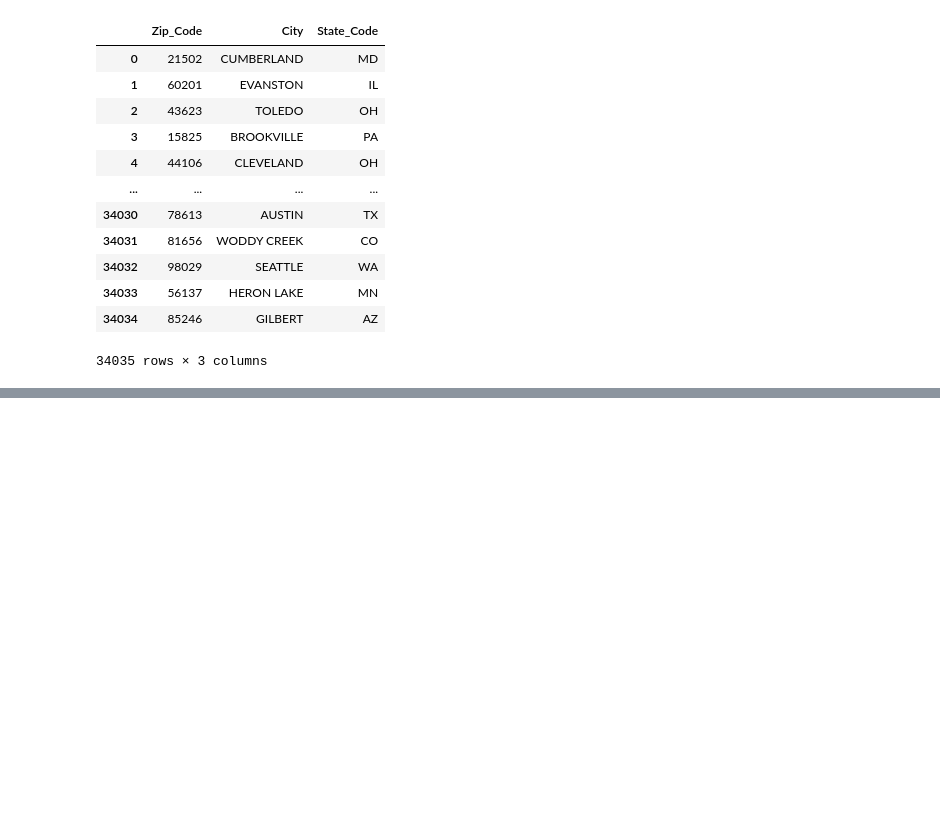
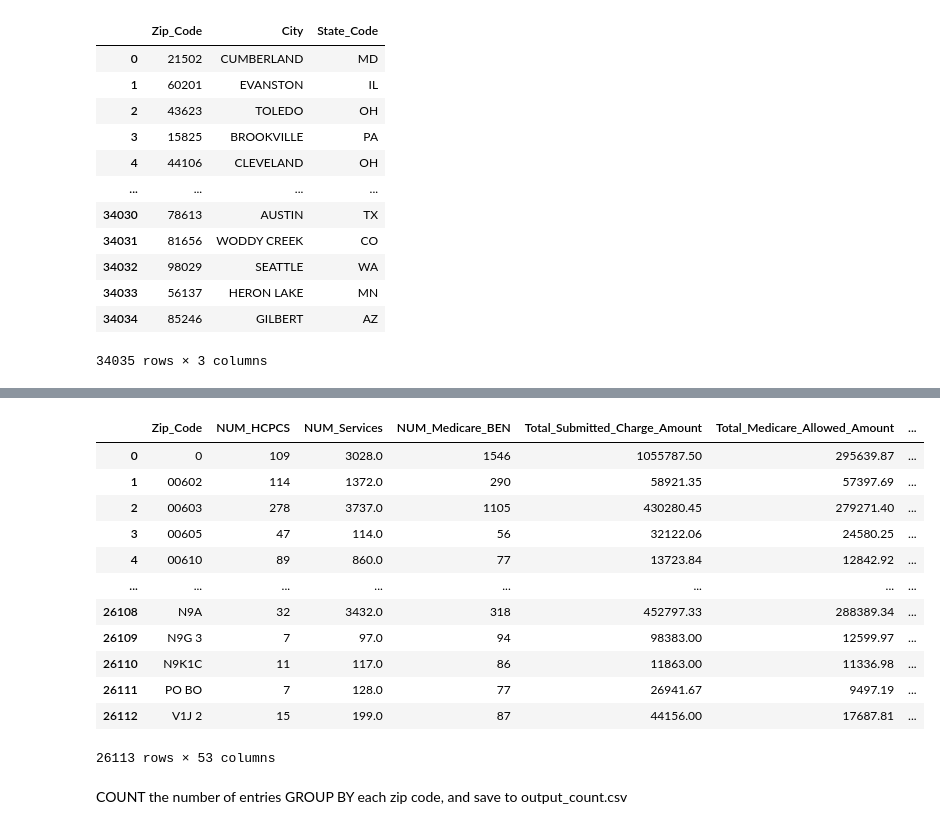
Before and after one commit to lamwilton/COVID-19, a Jupyter notebook: Medicare_Countyfips.ipynb, the cells around one changed output, grey strips where cells are left out. Saved outputs shown, nothing was run; the diff lists cells and outputs as text; code cells hidden in the pictures; blank space fills up the shorter version.

Commit message:
zip to countyfips

```diff
--- a/Medicare_Countyfips.ipynb
+++ b/Medicare_Countyfips.ipynb
@@ -29,0 +97,27 @@ medicare_df.to_csv("Zip_code_index_from_Medicare_2017.csv", index=False)
+# %%
+sum = medicare_df.groupby(by='Zip_Code').sum().reset_index()
+sum_columns = ['Zip_Code', 'NUM_HCPCS', 'NUM_Services', 'NUM_Medicare_BEN',
+               'Total_Submitted_Charge_Amount', 'Total_Medicare_Allowed_Amount',
+               'Total_Medicare_Payment_Amount',
+               'Total_Medicare_Standardized_Payment_Amount',
+               'NUM_HCPCS_Associated_With_Drug_Services', 'NUM_Drug_Services',
+               'NUM_Medicare_BEN_With_Drug_Services',
+               'Total_Drug_Submitted_Charge_Amount',
+               'Total_Drug_Medicare_Allowed_Amount',
+               'Total_Drug_Medicare_Payment_Amount',
+               'Total_Drug_Medicare_Standardized_Payment_Amount',
+               'NUM_HCPCS_Associated_With_Medical_Services', 'NUM_Medical_Services',
+               'NUM_Medicare_BEN_With_Medical_Services',
+               'Total_Medical_Submitted_Charge_Amount',
+               'Total_Medical_Medicare_Allowed_Amount',
+               'Total_Medical_Medicare_Payment_Amount',
+               'Total_Medical_Medicare_Standardized_Payment_Amount','NUM_BEN_Age_Less_65', 'NUM_BEN_Age_65_to_74',
+               'NUM_BEN_Age_75_to_84', 'NUM_BEN_Age_Greater_84', 'NUM_Female_BEN',
+               'NUM_Male_BEN', 'NUM_Non-Hispanic_White_BEN',
+               'NUM_Black_or_African_American_BEN', 'NUM_Asian_Pacific_Islander_BEN',
+               'NUM_Hispanic_BEN', 'NUM_American_IndianAlaska_Native_BEN',
+               'NUM_BEN_With_Race_Not_Elsewhere_Classified',
+               'NUM_BEN_With_Medicare_Only_Entitlement',
+               'NUM_BEN_With_Medicare_Medicaid_Entitlement',]
+sum = sum[sum_columns]
+sum.head()
@@ -29,0 +132,12 @@ medicare_df.to_csv("Zip_code_index_from_Medicare_2017.csv", index=False)
+# %%
+average = medicare_df.groupby(by='Zip_Code').mean().reset_index()
+average_columns = ['Average_Age_of_BEN', 'PCT_BEN_Atrial_Fibrillation', 'PCT_BEN_Alzheimers_Disease_or_Dementia',
+               'PCT_BEN_Asthma', 'PCT_BEN_Cancer', 'PCT_BEN_Heart_Failure',
+               'PCT_BEN_Chronic_Kidney_Disease',
+               'PCT_BEN_Chronic_Obstructive_Pulmonary_Disease', 'PCT_BEN_Depression',
+               'PCT_BEN_Diabetes', 'PCT_BEN_Hyperlipidemia', 'PCT_BEN_Hypertension',
+               'PCT_BEN_Ischemic_Heart_Disease', 'PCT_BEN_Osteoporosis',
+               'PCT_BEN_Rheumatoid_Arthritis_Osteoarthritis',
+               'PCT_BEN_Schizophrenia_Other_Psychotic_Disorders', 'PCT_BEN_Stroke',]
+average = average[average_columns]
+average.head()
@@ -29,0 +151,22 @@ medicare_df.to_csv("Zip_code_index_from_Medicare_2017.csv", index=False)
+# %%
+import os
+
+medicare_group_df = pd.concat([sum, average], axis=1)
+medicare_group_df.to_csv(os.path.join("output", "output_medicare_group_sumavg.csv"))
+medicare_group_df
+# %% [output]
+|  | Zip_Code | NUM_HCPCS | NUM_Services | NUM_Medicare_BEN | Total_Submitted_Charge_Amount | Total_Medicare_Allowed_Amount | ... |
+| 0 | 0 | 109 | 3028.0 | 1546 | 1055787.50 | 295639.87 | ... |
+| 1 | 00602 | 114 | 1372.0 | 290 | 58921.35 | 57397.69 | ... |
+| 2 | 00603 | 278 | 3737.0 | 1105 | 430280.45 | 279271.40 | ... |
+| 3 | 00605 | 47 | 114.0 | 56 | 32122.06 | 24580.25 | ... |
+| 4 | 00610 | 89 | 860.0 | 77 | 13723.84 | 12842.92 | ... |
+| ... | ... | ... | ... | ... | ... | ... | ... |
+| 26108 | N9A | 32 | 3432.0 | 318 | 452797.33 | 288389.34 | ... |
+| 26109 | N9G 3 | 7 | 97.0 | 94 | 98383.00 | 12599.97 | ... |
+| 26110 | N9K1C | 11 | 117.0 | 86 | 11863.00 | 11336.98 | ... |
+| 26111 | PO BO | 7 | 128.0 | 77 | 26941.67 | 9497.19 | ... |
+| 26112 | V1J 2 | 15 | 199.0 | 87 | 44156.00 | 17687.81 | ... |
+26113 rows × 53 columns
+# %% [markdown]
+COUNT the number of entries GROUP BY each zip code, and save to output_count.csv
```
Also changed, not shown: parts of 15 cells of this notebook, 1 other file.
